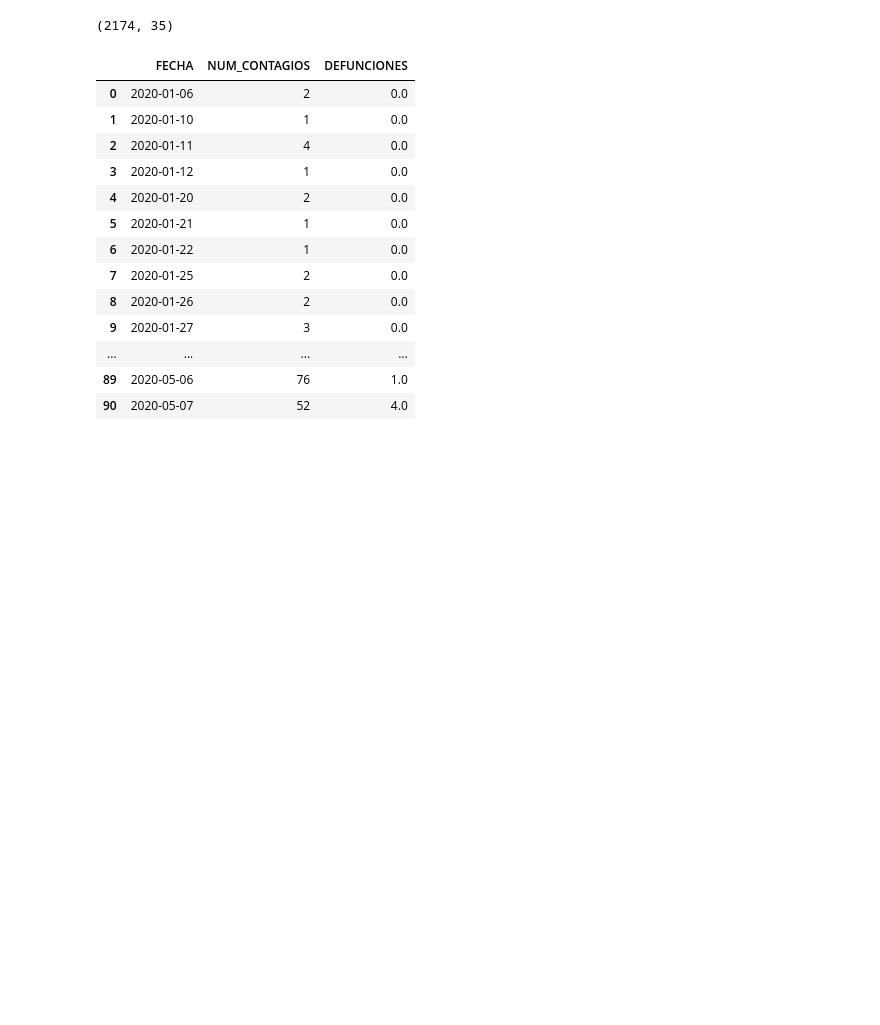
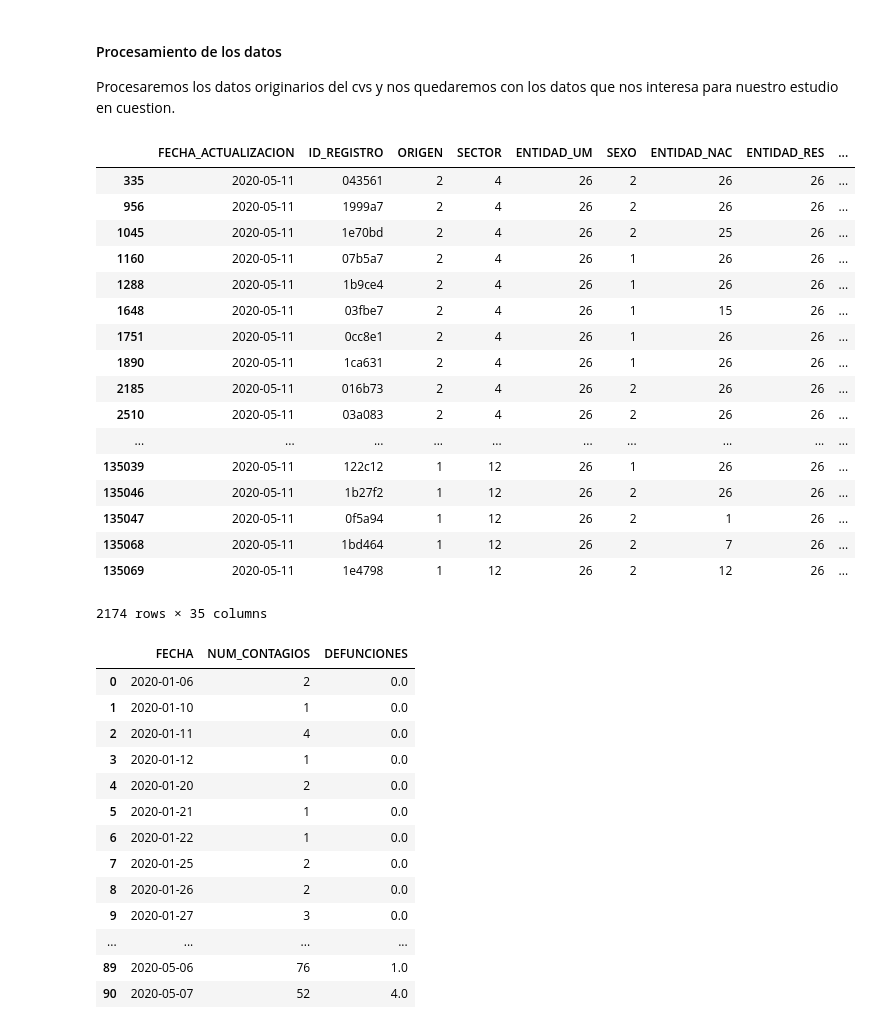
Before and after one commit to mcd-unison/examen-prog, a Jupyter notebook: mcd.ipynb, the cells around one changed output. Saved outputs shown, nothing was run; the diff lists cells and outputs as text; code cells hidden in the pictures; blank space fills up the shorter version.

```diff
--- a/mcd.ipynb
+++ b/mcd.ipynb
@@ -1,10 +14,32 @@
 # %%
-import pandas as pd
-
+#Lectura del archivo
 df = pd.read_csv("covid-data/200511COVID19MEXICO.csv", encoding = "ISO-8859-1")
-df_son = df.loc[df['ENTIDAD_UM'] == 26]
-
-df_son.shape
-# %% [output]
-(2174, 35)
+# %% [markdown]
+#### Procesamiento de los datos
+
+Procesaremos los datos originarios del cvs y nos quedaremos con los datos que nos interesa para nuestro estudio en cuestion.
+# %%
+
+#Eliminando los renglones que no contengan casos de personas con sintomas de Sonora
+df_son = df.loc[df['ENTIDAD_UM'] == 26]
+df_son
+# %% [output]
+|  | FECHA_ACTUALIZACION | ID_REGISTRO | ORIGEN | SECTOR | ENTIDAD_UM | SEXO | ENTIDAD_NAC | ENTIDAD_RES | ... |
+| 335 | 2020-05-11 | 043561 | 2 | 4 | 26 | 2 | 26 | 26 | ... |
+| 956 | 2020-05-11 | 1999a7 | 2 | 4 | 26 | 2 | 26 | 26 | ... |
+| 1045 | 2020-05-11 | 1e70bd | 2 | 4 | 26 | 2 | 25 | 26 | ... |
+| 1160 | 2020-05-11 | 07b5a7 | 2 | 4 | 26 | 1 | 26 | 26 | ... |
+| 1288 | 2020-05-11 | 1b9ce4 | 2 | 4 | 26 | 1 | 26 | 26 | ... |
+| 1648 | 2020-05-11 | 03fbe7 | 2 | 4 | 26 | 1 | 15 | 26 | ... |
+| 1751 | 2020-05-11 | 0cc8e1 | 2 | 4 | 26 | 1 | 26 | 26 | ... |
+| 1890 | 2020-05-11 | 1ca631 | 2 | 4 | 26 | 1 | 26 | 26 | ... |
+| 2185 | 2020-05-11 | 016b73 | 2 | 4 | 26 | 2 | 26 | 26 | ... |
+| 2510 | 2020-05-11 | 03a083 | 2 | 4 | 26 | 2 | 26 | 26 | ... |
+| ... | ... | ... | ... | ... | ... | ... | ... | ... | ... |
+| 135039 | 2020-05-11 | 122c12 | 1 | 12 | 26 | 1 | 26 | 26 | ... |
+| 135046 | 2020-05-11 | 1b27f2 | 1 | 12 | 26 | 2 | 26 | 26 | ... |
+| 135047 | 2020-05-11 | 0f5a94 | 1 | 12 | 26 | 2 | 1 | 26 | ... |
+| 135068 | 2020-05-11 | 1bd464 | 1 | 12 | 26 | 2 | 7 | 26 | ... |
+| 135069 | 2020-05-11 | 1e4798 | 1 | 12 | 26 | 2 | 12 | 26 | ... |
+2174 rows × 35 columns
 # %%
```
Also changed, not shown: parts of 10 cells of this notebook.
